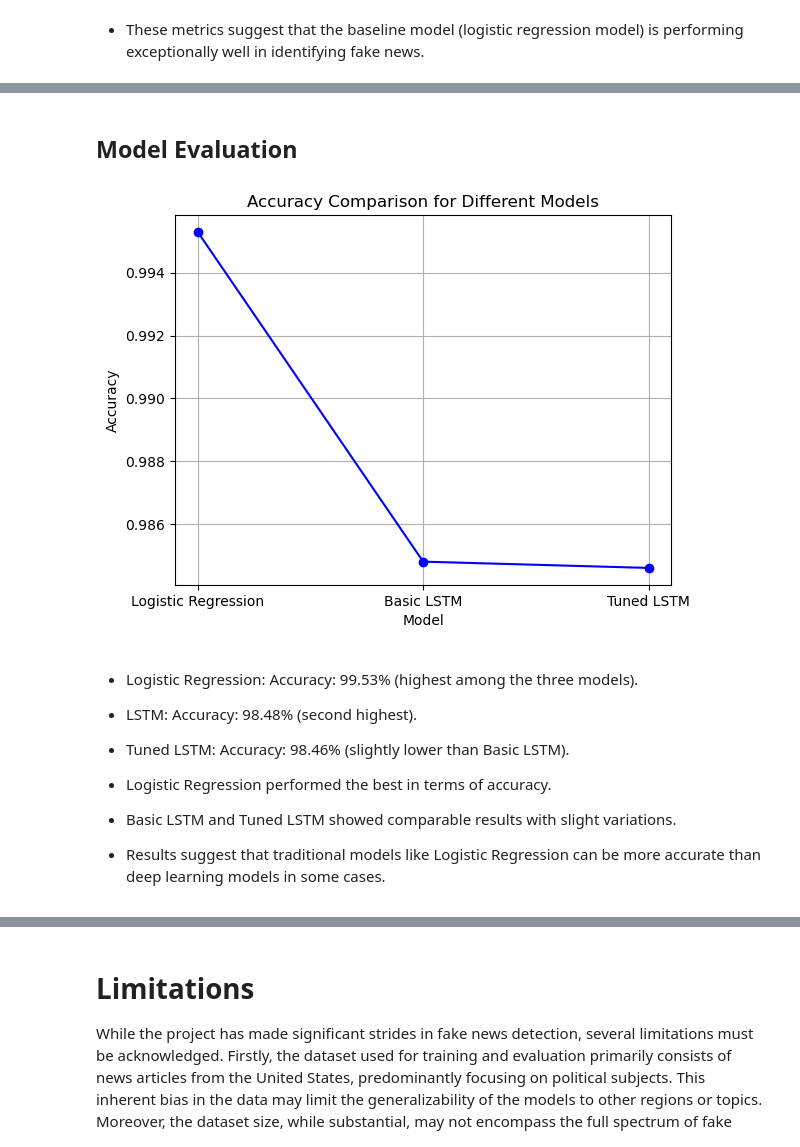
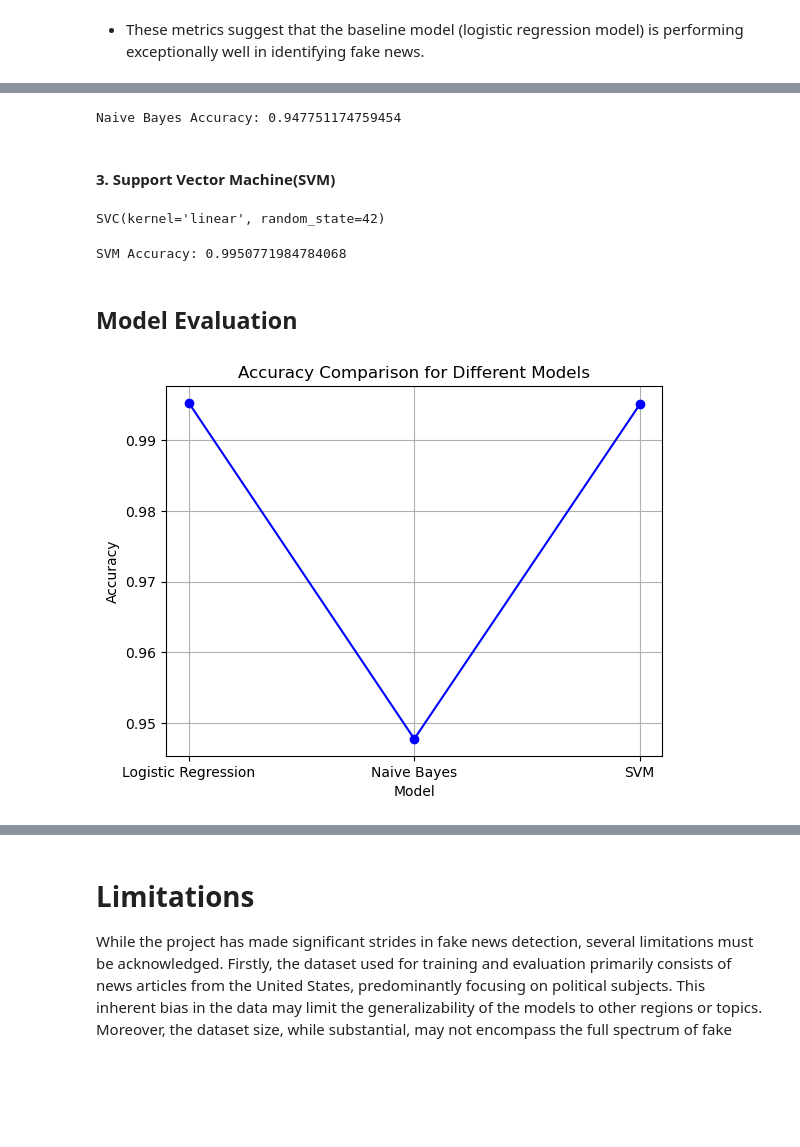
Before and after one commit to Harsh-812/Detecting-Misinformation, a Jupyter notebook: Misinformation_Pred.ipynb, the cells around one changed output, grey strips where cells are left out. Saved outputs shown, nothing was run; the diff lists cells and outputs as text; code cells hidden in the pictures; blank space fills up the shorter version.

```diff
--- a/Misinformation_Pred.ipynb
+++ b/Misinformation_Pred.ipynb
@@ -556,27 +467,46 @@ Test accuracy: 0.9845603108406067
+# %%
+# Make predictions on the test set
+y_pred_nb = clf_nb.predict(X_test)
+
+# Calculate accuracy
+accuracy_nb = accuracy_score(y_test, y_pred_nb)
+print('Naive Bayes Accuracy:', accuracy_nb)
+# %% [output]
+Naive Bayes Accuracy: 0.947751174759454
+# %% [markdown]
+#### 3. Support Vector Machine(SVM)
+# %%
+from sklearn.svm import SVC
+from sklearn.metrics import accuracy_score
+
+# Instantiate the SVM classifier
+clf_svm = SVC(kernel='linear', random_state=42)  # Using a linear kernel for text classification
+
+# Train the model on the training data
+clf_svm.fit(X_train, y_train)
+# %% [output]
+SVC(kernel='linear', random_state=42)
+# %%
+# Make predictions on the test set
+y_pred_svm = clf_svm.predict(X_test)
+
+# Calculate accuracy
+accuracy_svm = accuracy_score(y_test, y_pred_svm)
+print('SVM Accuracy:', accuracy_svm)
+# %% [output]
+SVM Accuracy: 0.9950771984784068
 # %% [markdown]
 ## Model Evaluation
 # %%
-model_names = ['Logistic Regression', 'Basic LSTM', 'Tuned LSTM']
-accuracies = [0.9953, 0.9848, 0.9846]
+model_names = ['Logistic Regression', 'Naive Bayes', 'SVM']
+accuracies = [0.9953, 0.947751, 0.995077]
 
 # Create a line plot
 plt.plot(model_names, accuracies, marker='o', linestyle='-', color='b')
 plt.xlabel('Model')
 plt.ylabel('Accuracy')
 plt.title('Accuracy Comparison for Different Models')
 plt.grid(True)
 plt.show()
 # %% [output]
-[figure, old version]
+[figure, new version]
-# %% [markdown]
-- Logistic Regression:
-Accuracy: 99.53% (highest among the three models).
-- LSTM:
-Accuracy: 98.48% (second highest).
-- Tuned LSTM:
-Accuracy: 98.46% (slightly lower than Basic LSTM).
-
-
-- Logistic Regression performed the best in terms of accuracy.
-- Basic LSTM and Tuned LSTM showed comparable results with slight variations.
-- Results suggest that traditional models like Logistic Regression can be more accurate than deep learning models in some cases.
```
Also changed, not shown: parts of 19 cells of this notebook.
